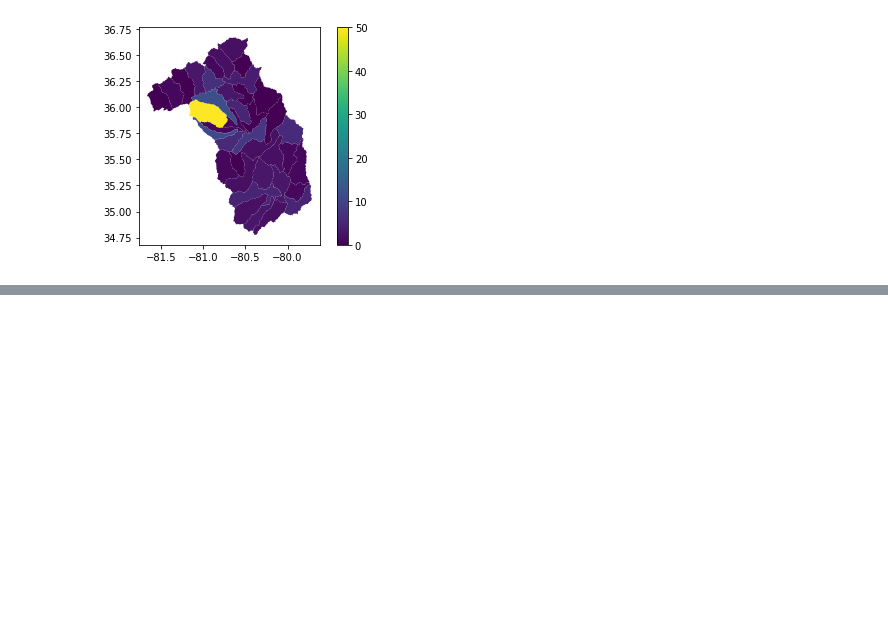
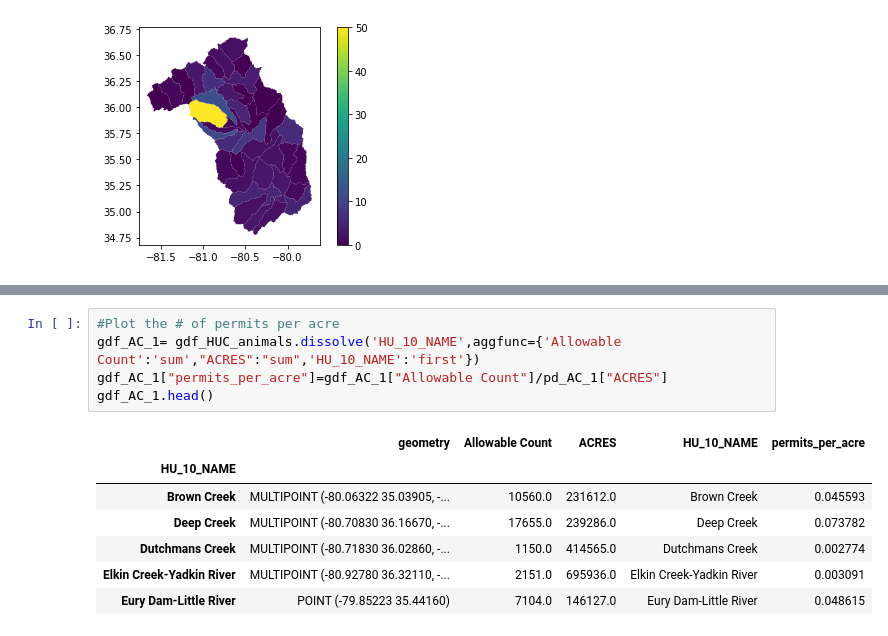
Before and after one commit to SiqLiang/SpatialDataFrames, a Jupyter notebook: 859_PS5_2020/3_Geopandas/1-GeoPandas-Exercise.ipynb, the cells around one changed output, grey strips where cells are left out. Drawn from its saved outputs; the diff is of its cells as text; blank space fills up the shorter version.

```diff
--- a/859_PS5_2020/3_Geopandas/1-GeoPandas-Exercise.ipynb
+++ b/859_PS5_2020/3_Geopandas/1-GeoPandas-Exercise.ipynb
@@ -195,0 +196,13 @@ gdf_sjoin_HUC10.plot('Allowable Count',legend=True);
+# %%
+#Plot the # of permits per acre
+gdf_AC_1= gdf_HUC_animals.dissolve('HU_10_NAME',aggfunc={'Allowable Count':'sum',"ACRES":"sum",'HU_10_NAME':'first'})
+gdf_AC_1["permits_per_acre"]=gdf_AC_1["Allowable Count"]/pd_AC_1["ACRES"]
+gdf_AC_1.head()
+# %% [output]
+|  | geometry | Allowable Count | ACRES | HU_10_NAME | permits_per_acre |
+| HU_10_NAME |  |  |  |  |  |
+| Brown Creek | MULTIPOINT (-80.06322 35.03905, -... | 10560.0 | 231612.0 | Brown Creek | 0.045593 |
+| Deep Creek | MULTIPOINT (-80.70830 36.16670, -... | 17655.0 | 239286.0 | Deep Creek | 0.073782 |
+| Dutchmans Creek | MULTIPOINT (-80.71830 36.02860, -... | 1150.0 | 414565.0 | Dutchmans Creek | 0.002774 |
+| Elkin Creek-Yadkin River | MULTIPOINT (-80.92780 36.32110, -... | 2151.0 | 695936.0 | Elkin Creek-Yadkin River | 0.003091 |
+| Eury Dam-Little River | POINT (-79.85223 35.44160) | 7104.0 | 146127.0 | Eury Dam-Little River | 0.048615 |
```
Also changed, not shown: parts of 10 cells of this notebook.
